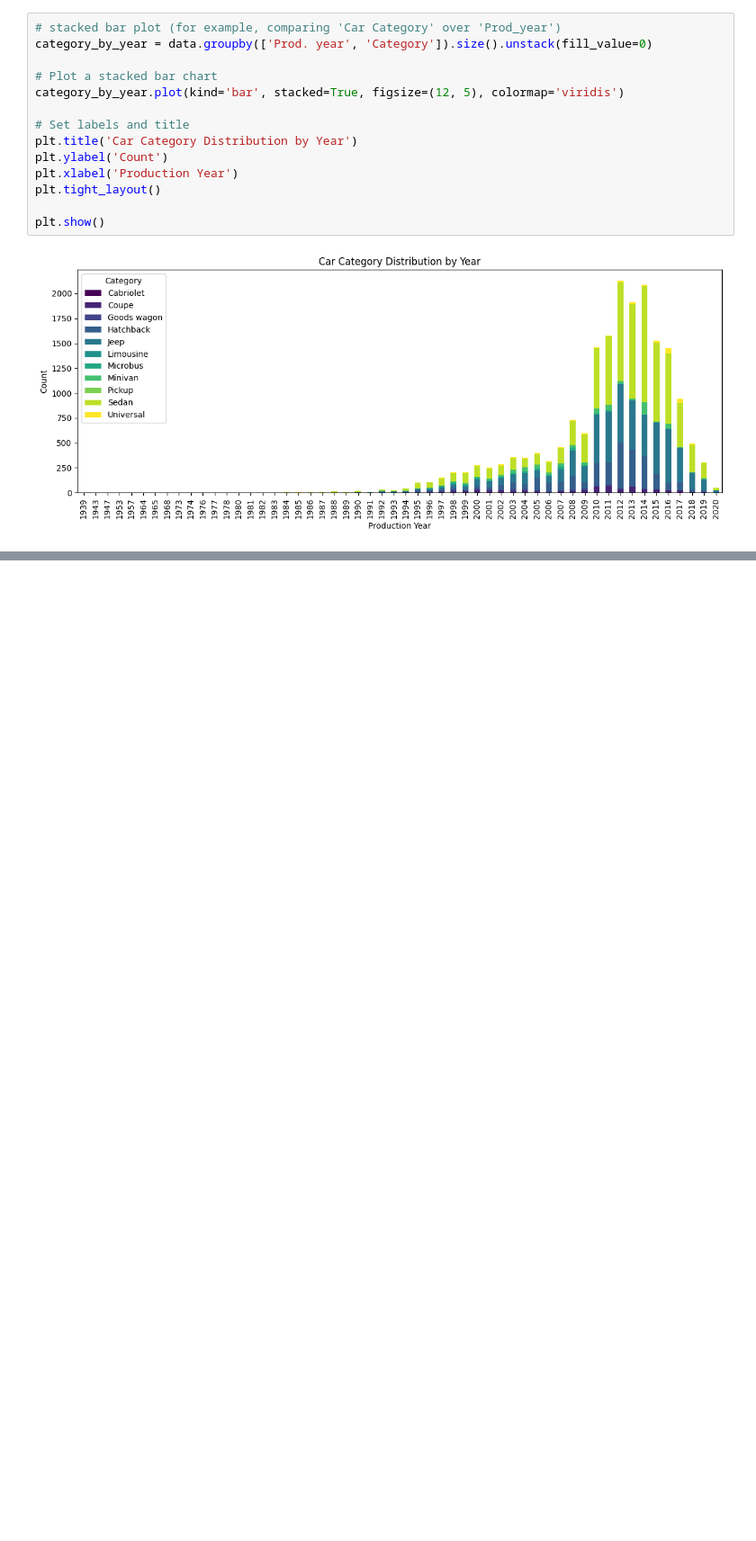
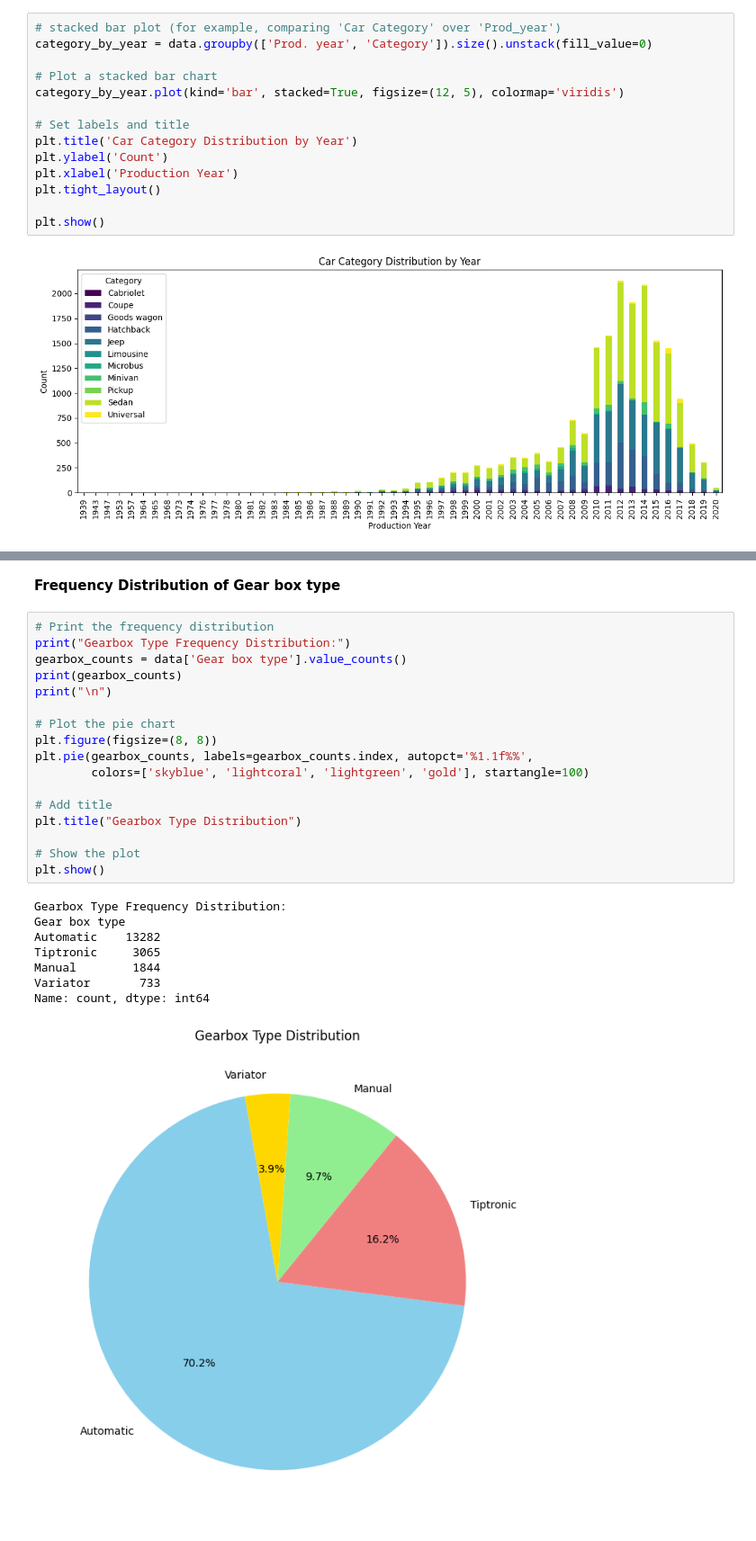
Before and after one commit to KWKWR/exercice, a Jupyter notebook: car-price-prediction.ipynb, the cells around one changed output, grey strips where cells are left out. Shown: that part at 90% size. Saved outputs shown, nothing was run; the diff lists cells and outputs as text; blank space fills up the shorter version.

```diff
--- a/car-price-prediction.ipynb
+++ b/car-price-prediction.ipynb
@@ -823,0 +900,28 @@ plt.show()
+# %% [markdown]
+**Frequency Distribution of Gear box type**
+# %%
+# Print the frequency distribution
+print("Gearbox Type Frequency Distribution:")
+gearbox_counts = data['Gear box type'].value_counts()
+print(gearbox_counts)
+print("\n")
+
+# Plot the pie chart
+plt.figure(figsize=(8, 8))
+plt.pie(gearbox_counts, labels=gearbox_counts.index, autopct='%1.1f%%',
+        colors=['skyblue', 'lightcoral', 'lightgreen', 'gold'], startangle=100)
+
+# Add title
+plt.title("Gearbox Type Distribution")
+
+# Show the plot
+plt.show()
+# %% [output]
+Gearbox Type Frequency Distribution:
+Gear box type
+Automatic    13282
+Tiptronic     3065
+Manual        1844
+Variator       733
+Name: count, dtype: int64
+[figure, added]
```
Also changed, not shown: parts of 15 cells of this notebook.
